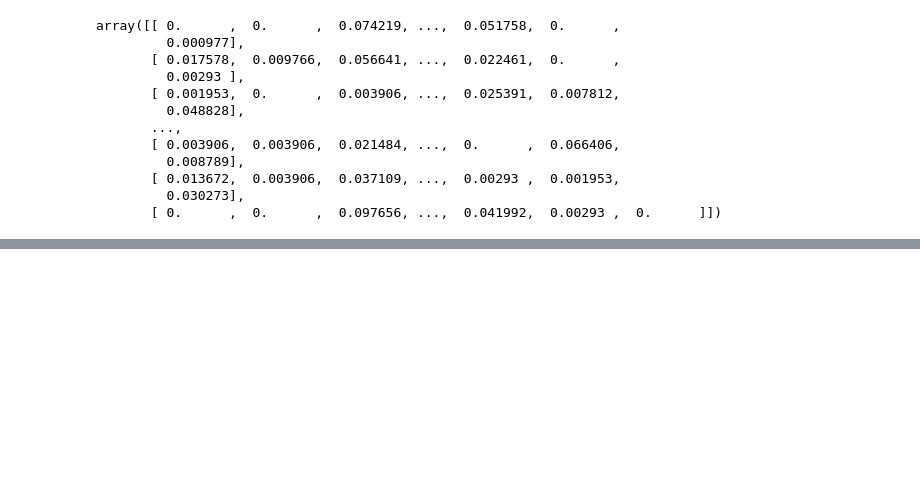
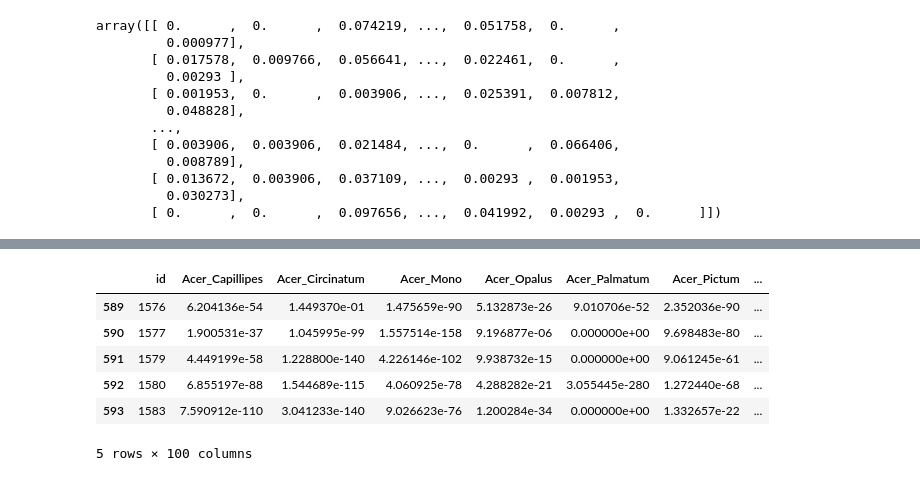
Before and after one commit to dzzxjl/kaggle, a Jupyter notebook: leaf/main.ipynb, the cells around one changed output, grey strips where cells are left out. Cells and saved outputs as stored; diff of their text form; code cells hidden in the pictures; blank space fills up the shorter version.

```diff
--- a/leaf/main.ipynb
+++ b/leaf/main.ipynb
@@ -136,0 +151,22 @@ Log Loss: 33.31770854256545
+# %%
+# Predict Test Set
+favorite_clf = LinearDiscriminantAnalysis()
+favorite_clf.fit(X_train, y_train)
+test_predictions = favorite_clf.predict_proba(test)
+
+# Format DataFrame
+submission = pd.DataFrame(test_predictions, columns=classes)
+submission.insert(0, 'id', test_ids)
+submission.reset_index()
+
+# Export Submission
+submission.to_csv('submission.csv', index = False)
+submission.tail()
+# %% [output]
+|  | id | Acer_Capillipes | Acer_Circinatum | Acer_Mono | Acer_Opalus | Acer_Palmatum | Acer_Pictum | ... |
+| 589 | 1576 | 6.204136e-54 | 1.449370e-01 | 1.475659e-90 | 5.132873e-26 | 9.010706e-52 | 2.352036e-90 | ... |
+| 590 | 1577 | 1.900531e-37 | 1.045995e-99 | 1.557514e-158 | 9.196877e-06 | 0.000000e+00 | 9.698483e-80 | ... |
+| 591 | 1579 | 4.449199e-58 | 1.228800e-140 | 4.226146e-102 | 9.938732e-15 | 0.000000e+00 | 9.061245e-61 | ... |
+| 592 | 1580 | 6.855197e-88 | 1.544689e-115 | 4.060925e-78 | 4.288282e-21 | 3.055445e-280 | 1.272440e-68 | ... |
+| 593 | 1583 | 7.590912e-110 | 3.041233e-140 | 9.026623e-76 | 1.200284e-34 | 0.000000e+00 | 1.332657e-22 | ... |
+5 rows × 100 columns
```
Also changed, not shown: parts of 3 cells of this notebook, 5 other files.
